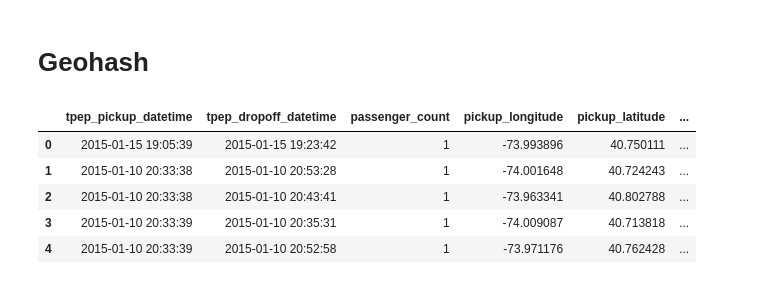
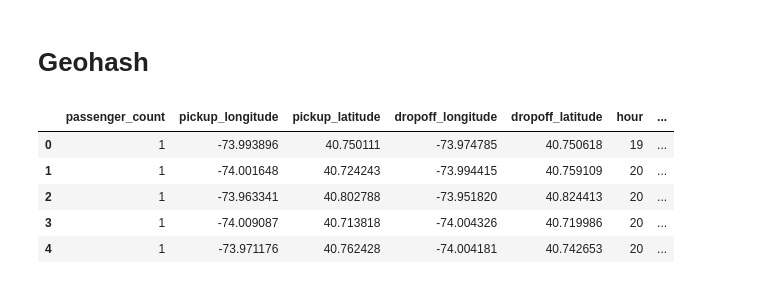
Before and after one commit to lingyielia/YellowTaxi, a Jupyter notebook: 1-data_prep_taxi.ipynb, the cells around one changed output. Cells and saved outputs as stored; diff of their text form; code cells hidden in the pictures.

```diff
--- a/1-data_prep_taxi.ipynb
+++ b/1-data_prep_taxi.ipynb
@@ -76,7 +76,7 @@ Index(['VendorID', 'tpep_pickup_datetime', 'tpep_dropoff_datetime',
        'improvement_surcharge', 'total_amount'],
       dtype='object')
 # %%
-df = df.drop(['VendorID', 'trip_distance',
+df = df.drop(['VendorID', 'trip_distance', 'improvement_surcharge',
          'RateCodeID', 'store_and_fwd_flag', 'payment_type', 'fare_amount', 'extra', 'mta_tax',
          'tip_amount', 'tolls_amount', 'total_amount'], axis=1)
 df.dropna(inplace=True)
@@ -131,7 +130,7 @@ df['month'] = df['tpep_pickup_datetime'].dt.month
 df['hour'] = df['tpep_pickup_datetime'].dt.hour
 df['dayofweek'] = df['tpep_pickup_datetime'].dt.weekday_name
 df['year_quarter'] = df['tpep_pickup_datetime'].dt.quarter
-df['days_in_month'] = df['tpep_pickup_datetime'].dt.days_in_month
+df['dayofyear'] = df['tpep_pickup_datetime'].dt.dayofyear
 # %%
 df.head()
 # %% [output]
@@ -211,7 +210,7 @@ df = df[df['timerange'] > 10]
 df = df[df['timerange'] < 43200]
 # %%
 #this column is generated for merging with FHV data
-df['day_and_hour'] = df['days_in_month'].astype(str) + df['hour'].astype(str)
+df['day_and_hour'] = df['dayofyear'].astype(str) + df['hour'].astype(str)
 # %%
 df.describe()
 # %% [output]
@@ -241,20 +240,22 @@ df['tpep_pickup_datetime'].dt.date
 # Geohash
 # %%
 df.reset_index(drop=True, inplace=True)
+# %%
+df = df.drop(['tpep_pickup_datetime', 'tpep_dropoff_datetime', 'year', 'month', 'year_quarter', 'timerange'], axis=1)
 # %%
 #add a column of geohash to dataframe
 geo = {}
 for i in range(len(df)):
     value = ghh.encode(df.pickup_longitude.iloc[i], df.pickup_latitude.iloc[i], precision=5)
     geo[i] = value
-s = pd.Series(geo, name='geohash')
+s = pd.Series(geo, name='geohash_pickup')
 geo = pd.DataFrame(s)
 df = df.merge(geo, left_index=True, right_index=True)
 df.head()
 # %% [output]
-|  | tpep_pickup_datetime | tpep_dropoff_datetime | passenger_count | pickup_longitude | pickup_latitude | ... |
-| 0 | 2015-01-15 19:05:39 | 2015-01-15 19:23:42 | 1 | -73.993896 | 40.750111 | ... |
-| 1 | 2015-01-10 20:33:38 | 2015-01-10 20:53:28 | 1 | -74.001648 | 40.724243 | ... |
-| 2 | 2015-01-10 20:33:38 | 2015-01-10 20:43:41 | 1 | -73.963341 | 40.802788 | ... |
-| 3 | 2015-01-10 20:33:39 | 2015-01-10 20:35:31 | 1 | -74.009087 | 40.713818 | ... |
-| 4 | 2015-01-10 20:33:39 | 2015-01-10 20:52:58 | 1 | -73.971176 | 40.762428 | ... |
+|  | passenger_count | pickup_longitude | pickup_latitude | dropoff_longitude | dropoff_latitude | hour | ... |
+| 0 | 1 | -73.993896 | 40.750111 | -73.974785 | 40.750618 | 19 | ... |
+| 1 | 1 | -74.001648 | 40.724243 | -73.994415 | 40.759109 | 20 | ... |
+| 2 | 1 | -73.963341 | 40.802788 | -73.951820 | 40.824413 | 20 | ... |
+| 3 | 1 | -74.009087 | 40.713818 | -74.004326 | 40.719986 | 20 | ... |
+| 4 | 1 | -73.971176 | 40.762428 | -74.004181 | 40.742653 | 20 | ... |
```
Also changed, not shown: parts of 10 cells of this notebook.
